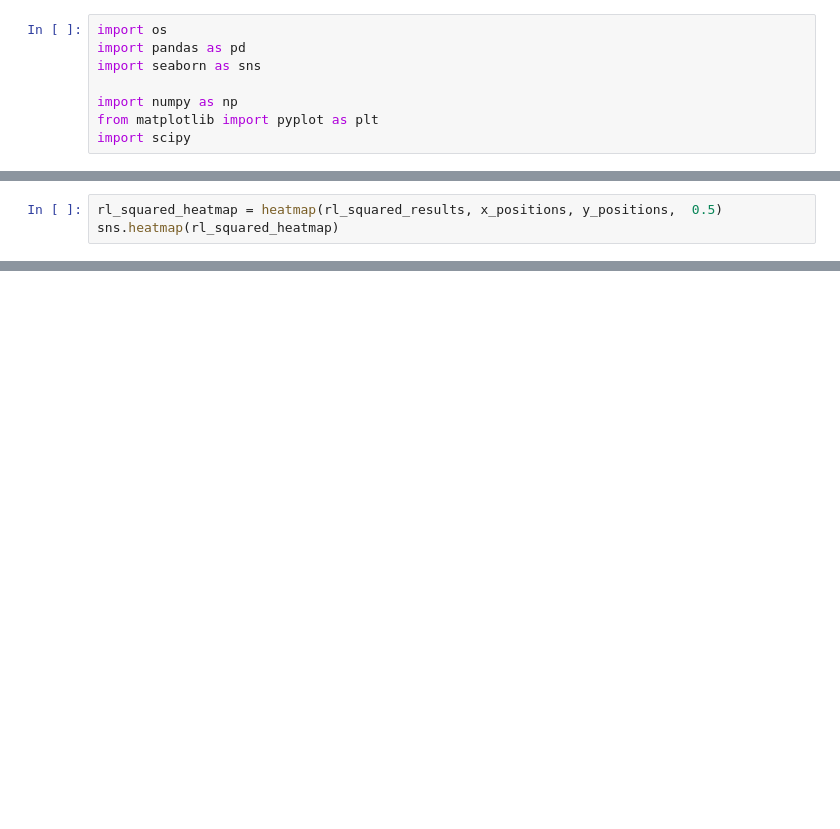
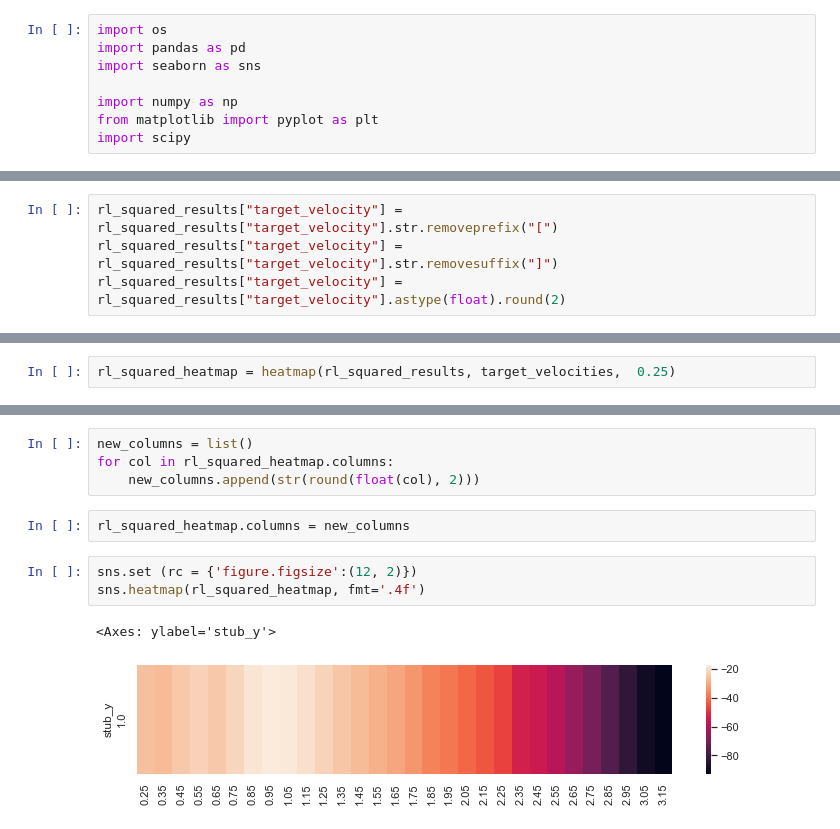
Before and after one commit to bay3s/autometa, a Jupyter notebook: analysis/cheetah_velocity/notebooks/plotting.ipynb, the cells around one changed output, grey strips where cells are left out. Cells and saved outputs as stored; diff of their text form; blank space fills up the shorter version.

```diff
--- a/analysis/cheetah_velocity/notebooks/plotting.ipynb
+++ b/analysis/cheetah_velocity/notebooks/plotting.ipynb
@@ -76,0 +81,4 @@ rl_squared_results = merge_csvs_to_df(rl_squared_csvs)
+# %%
+rl_squared_results["target_velocity"] = rl_squared_results["target_velocity"].str.removeprefix("[")
+rl_squared_results["target_velocity"] = rl_squared_results["target_velocity"].str.removesuffix("]")
+rl_squared_results["target_velocity"] = rl_squared_results["target_velocity"].astype(float).round(2)
@@ -77,3 +100,2 @@ rl_squared_results = merge_csvs_to_df(rl_squared_csvs)
 # %%
-rl_squared_heatmap = heatmap(rl_squared_results, x_positions, y_positions,  0.5)
-sns.heatmap(rl_squared_heatmap)
+rl_squared_heatmap = heatmap(rl_squared_results, target_velocities,  0.25)
@@ -87,0 +116,12 @@ sns.heatmap(auto_dr_heatmap)
+# %%
+new_columns = list()
+for col in rl_squared_heatmap.columns:
+    new_columns.append(str(round(float(col), 2)))
+# %%
+rl_squared_heatmap.columns = new_columns
+# %%
+sns.set (rc = {'figure.figsize':(12, 2)})
+sns.heatmap(rl_squared_heatmap, fmt='.4f')
+# %% [output]
+<Axes: ylabel='stub_y'>
+[figure, added]
```
Also changed, not shown: parts of 11 cells of this notebook, 3 other files.
